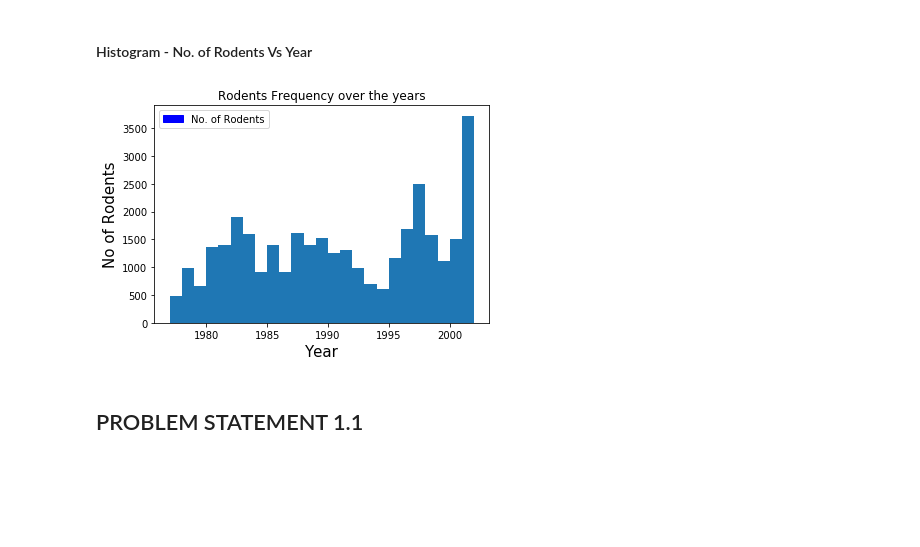
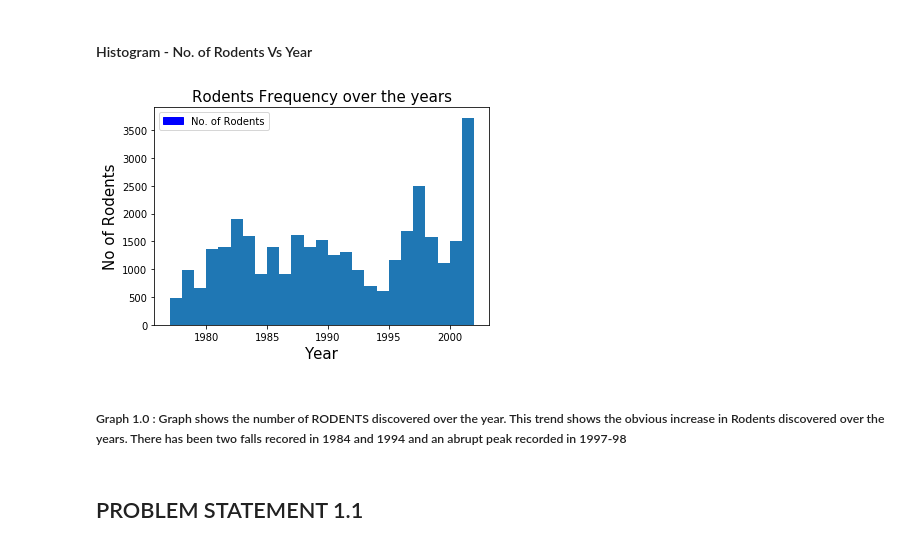
Before and after one commit to pranzell/5.Python_for_Data_Science_Pandas_Examples, a Jupyter notebook: Species Data Set - Part A.ipynb, the cells around one changed output. Saved outputs shown, nothing was run; the diff lists cells and outputs as text; code cells hidden in the pictures; blank space fills up the shorter version.

```diff
--- a/Species Data Set - Part A.ipynb
+++ b/Species Data Set - Part A.ipynb
@@ -52,17 +52,19 @@ data_with_rodent_year = Final_table.loc[ Final_table['taxa'] == 'Rodent', 'year'
 #### Histogram - No. of Rodents Vs Year
 # %%
 #Histogram Legends --
-plt.title("Rodents Frequency over the years")
+plt.title("Rodents Frequency over the years", fontsize=15)
 plt.xlabel("Year", fontsize=15)
 plt.ylabel("No of Rodents", fontsize=15)
 #Adding Blue colour
 blue_patch = mpatches.Patch(color='blue', label='No. of Rodents')
 plt.legend(handles = [blue_patch])
 
 plt.hist(data_with_rodent_year, bins=25)
 plt.show()
 # %% [output]
-[figure, old version]
+[figure, new version]
+# %% [markdown]
+##### Graph 1.0 : Graph shows the number of RODENTS discovered over the year. This trend shows the obvious increase in Rodents discovered over the years. There has been two falls recored in 1984 and 1994 and an abrupt peak recorded in 1997-98
 # %% [markdown]
 ## PROBLEM STATEMENT 1.1
 # %% [markdown]
```
Also changed, not shown: parts of 13 cells of this notebook.
